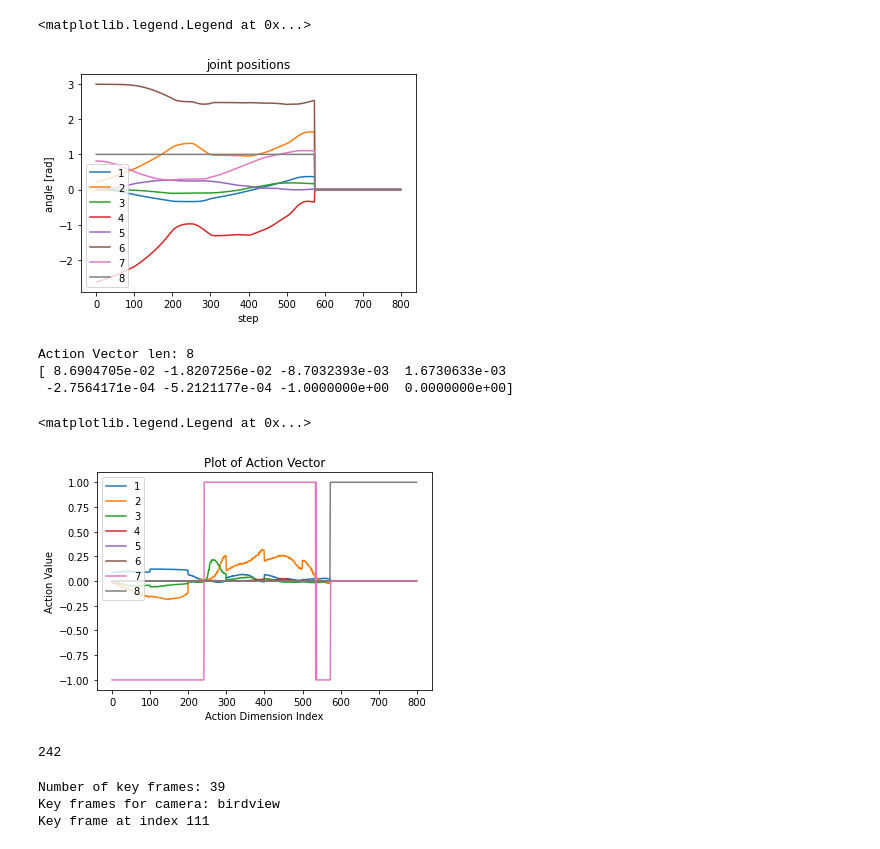
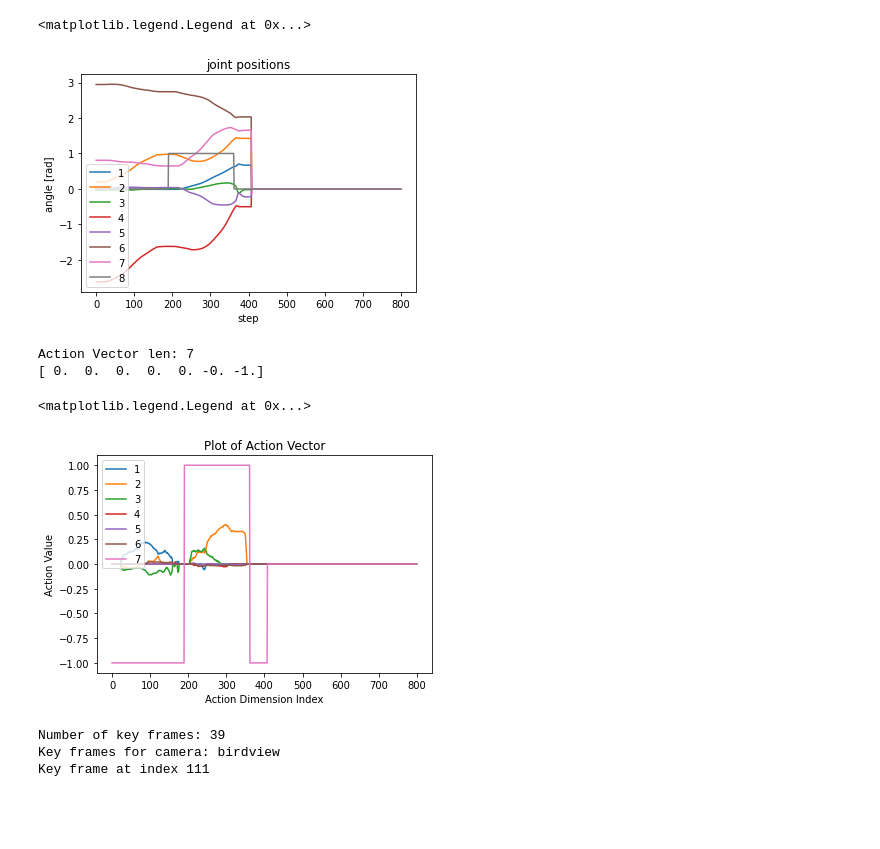
Before and after one commit to vivekbagade/robosuite, a Jupyter notebook: robosuite/recorder/read_hdf5.ipynb, the cells around one changed output. Saved outputs shown, nothing was run; the diff lists cells and outputs as text; code cells hidden in the pictures; blank space fills up the shorter version.

```diff
--- a/robosuite/recorder/read_hdf5.ipynb
+++ b/robosuite/recorder/read_hdf5.ipynb
@@ -13,7 +13,9 @@ def load_hdf5(dataset_path):
     with h5py.File(dataset_path, 'r') as root:
         qpos = root['/observations/qpos'][()]
         qvel = root['/observations/qvel'][()]
-        key_frame = root['/observations/key_frame'][()]
+        key_frame = None
+        if '/observations/key_frame' in root:
+            key_frame = root['/observations/key_frame'][()]
         image_dict = dict()
         for cam_name in root[f'/observations/images/'].keys():
             image_dict[cam_name] = root[f'/observations/images/{cam_name}'][()]
@@ -22,7 +24,7 @@ def load_hdf5(dataset_path):
     return qpos, qvel, action, image_dict, key_frame
 # %%
 # play cam video
-data_file = '/media/vivekbagade/Elements/act-data/PickPlaceCan/episodes/2.0.0-sim/episode_6.hdf5'
+data_file = '/media/vivekbagade/Elements/act-data/PickPlaceCan/episodes/1.0.0/episode_7.hdf5'
 qpos, qvel, action, image_dict, key_frames = load_hdf5(dataset_path=data_file)
 for cam_name, image_list in image_dict.items():
     media.show_video(image_list, fps=30)
@@ -40,29 +42,20 @@ plt.title('joint positions')
 plt.legend()
 # %% [output]
 <matplotlib.legend.Legend at 0x...>
-[figure, old version]
+[figure, new version]
 # %%
 print("Action Vector len:", len(action[0]))
-print(action[0])
 plt.figure()
-plt.plot(action, label=list(range(1, 9)))
+plt.plot(action, label=list(range(1, 8)))
 plt.xlabel("Action Dimension Index")
 plt.ylabel("Action Value")
 plt.title("Plot of Action Vector")
 plt.legend()
 # %% [output]
-Action Vector len: 8
-[ 8.6904705e-02 -1.8207256e-02 -8.7032393e-03  1.6730633e-03
- -2.7564171e-04 -5.2121177e-04 -1.0000000e+00  0.0000000e+00]
+Action Vector len: 7
+[ 0.  0.  0.  0.  0. -0. -1.]
 <matplotlib.legend.Legend at 0x...>
-[figure, old version]
+[figure, new version]
-# %%
-for i in range(len(action)):
-    if action[i][-2] == 1:
-        print(i)
-        break
-# %% [output]
-242
 # %%
 import numpy as np
 
```
Also changed, not shown: 12 other files.
